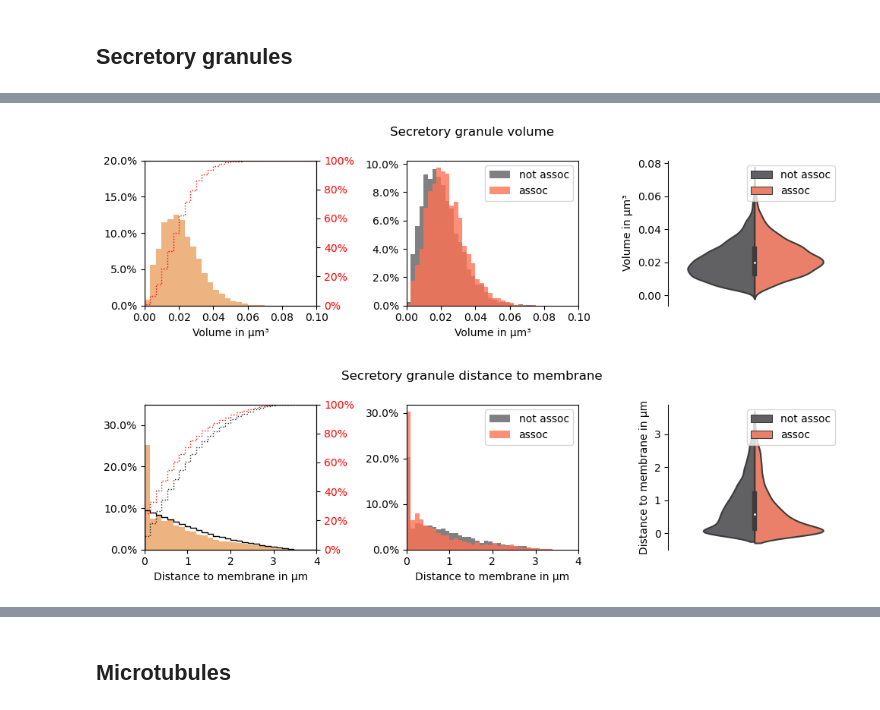
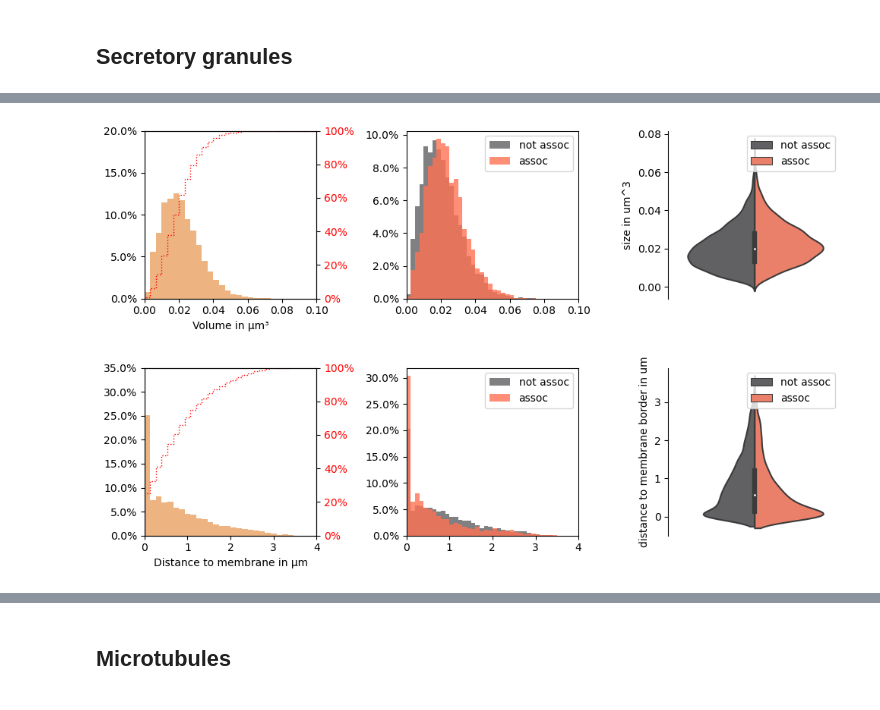
Before and after one commit to betaseg/protocol-notebooks, a Jupyter notebook: plots/run_plots.ipynb, the cells around one changed output, grey strips where cells are left out. Saved outputs shown, nothing was run; the diff lists cells and outputs as text; code cells hidden in the pictures.

Commit message:
update run_plots notebook to new cellviewer dataset

```diff
--- a/plots/run_plots.ipynb
+++ b/plots/run_plots.ipynb
@@ -67,0 +104,6 @@ if output:
+# %%
+cell = Cell(project)
+pixel_to_um = cell.file.attrs['pixelToUM']
+if output:
+    Path(output).mkdir(parents=True, exist_ok=True)
+    print("Saving plots to %s" % output)
@@ -68,12 +112,7 @@ if output:
 # %% [markdown]
 ## Secretory granules
 # %%
-table = 'granules_individual.csv'
-mt_connected_column = 'connected to microtubule'
-text_connected = 'assoc'
-text_not_connected = 'not assoc'
-color_connected = '#ff7254'
-color_not_connected = '#616163'
-prefix = "all_granules"
+table_granules_individual = cell.read_individual_table('granules')
+table_granules_overall = cell.read_overall_table('granules')
 # %%
 # Plot distance to MT statistics
@@ -89,30 +154,57 @@ plot_histogram(cell, table, column, min_x, max_x, max_y, title, prefix)
 # %%
 # Plot volume
+column = 'size in um^3'
+max_x = 0.1; max_y = 0.2
 
-title = 'Secretory granule volume'
-xlabel = 'Volume in μm³'
-column = 'size in um^3'
-min_x = 0; max_x = 0.1; max_y = 0.2
+fig1, (ax0, ax1, ax2) = plt.subplots(1, 3, figsize=(10, 3))
 
-plot_histogram_compare(cell, table, column, mt_connected_column, min_x, max_x, max_y,
-                       labels=[text_not_connected, text_connected], colors=[color_not_connected, color_connected],
-                        title=title, xlabel=xlabel, prefix=prefix)
+# histogram
+ax_right = generate_plot_with_percentage(ax0)
+column = table_granules_individual[column]
+histogram(ax0, ax_right, column, kws=dict(range=(0, max_x * 2), bins=60))
+ax0.set_xlim([0, max_x])
+ax0.set_ylim([0, max_y])
+ax0.set_xlabel('Volume in μm³')
+
+# histogram comparing granules separated by whether they are connected to MTs or not
+kws = dict(histtype="stepfilled", alpha=0.8, linewidth=2, bins=80, range=(0, max_x * 2))
+histogram_divided_by_mt_connection(ax=ax1, table=table_granules_individual, column=column, kws=kws)
+ax1.set_xlim([0, max_x])
+ax1.legend()
+
+# violin plot
+violin_plot_divided_by_mt_connection(ax2, table_granules_individual, column)
+render_and_save(fig, 'Secretory granule volume')
 # %% [output]
-[figure, old version]
+[figure, new version]
 # %%
 # Plot distance to membrane
 
-title = 'Secretory granule distance to membrane'
-xlabel = 'Distance to membrane in μm'
-column = 'distance to membrane in um'
-
+column = 'distance to membrane border in um'
 min_x = 0; max_x = 4; max_y = 0.35
 
-plot_histogram_compare(cell, table, column, mt_connected_column, min_x, max_x, max_y,
-                       labels=[text_not_connected, text_connected], colors=[color_not_connected, color_connected],
-                        title=title, xlabel=xlabel, prefix=prefix)
+fig1, (ax0, ax1, ax2) = plt.subplots(1, 3, figsize=(10, 3))
+
+# histogram
+ax_right = generate_plot_with_percentage(ax0)
+column = table_granules_individual[column]
+histogram(ax0, ax_right, column, kws=dict(range=(0, max_x * 2), bins=60))
+ax0.set_xlim([0, max_x])
+ax0.set_ylim([0, max_y])
+ax0.set_xlabel('Distance to membrane in μm')
+
+# histogram comparing granules separated by whether they are connected to MTs or not
+kws = dict(histtype="stepfilled", alpha=0.8, linewidth=2, bins=80, range=(0, max_x * 2))
+histogram_divided_by_mt_connection(ax=ax1, table=table_granules_individual, column=column, kws=kws)
+ax1.set_xlim([0, max_x])
+ax1.legend()
+
+# violin plot
+violin_plot_divided_by_mt_connection(ax2, table_granules_individual, column)
+
+render_and_save(fig, 'Secretory granule distance to membrane')
 # %% [output]
-[figure, old version]
+[figure, new version]
 # %%
 # Plot distance to nucleus
 
```
Also changed, not shown: parts of 16 cells of this notebook, 2 other files.
